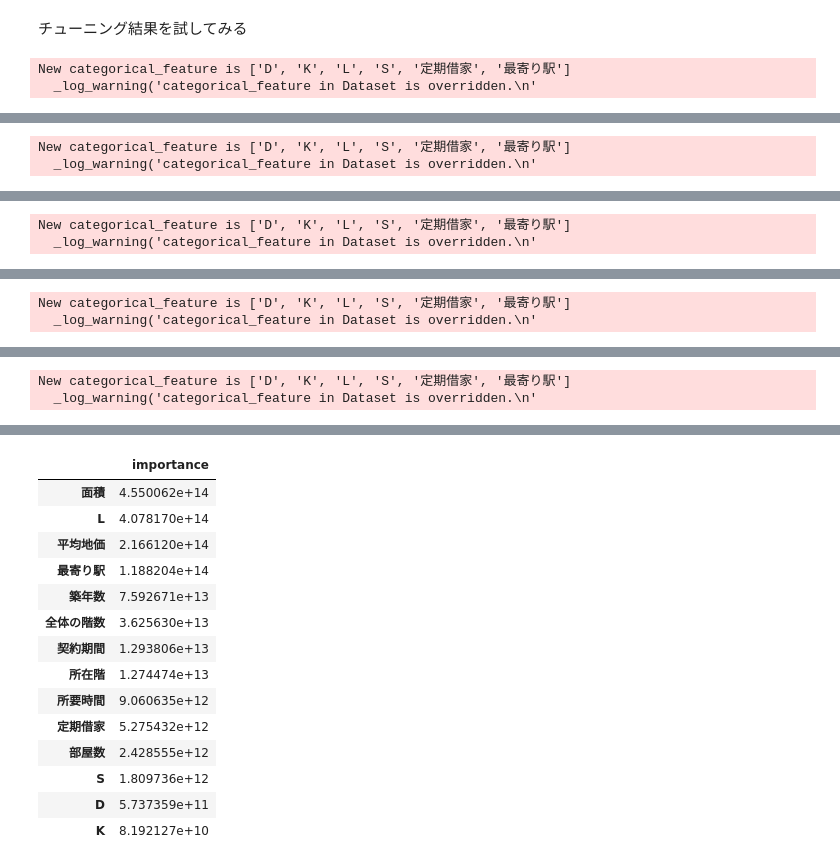
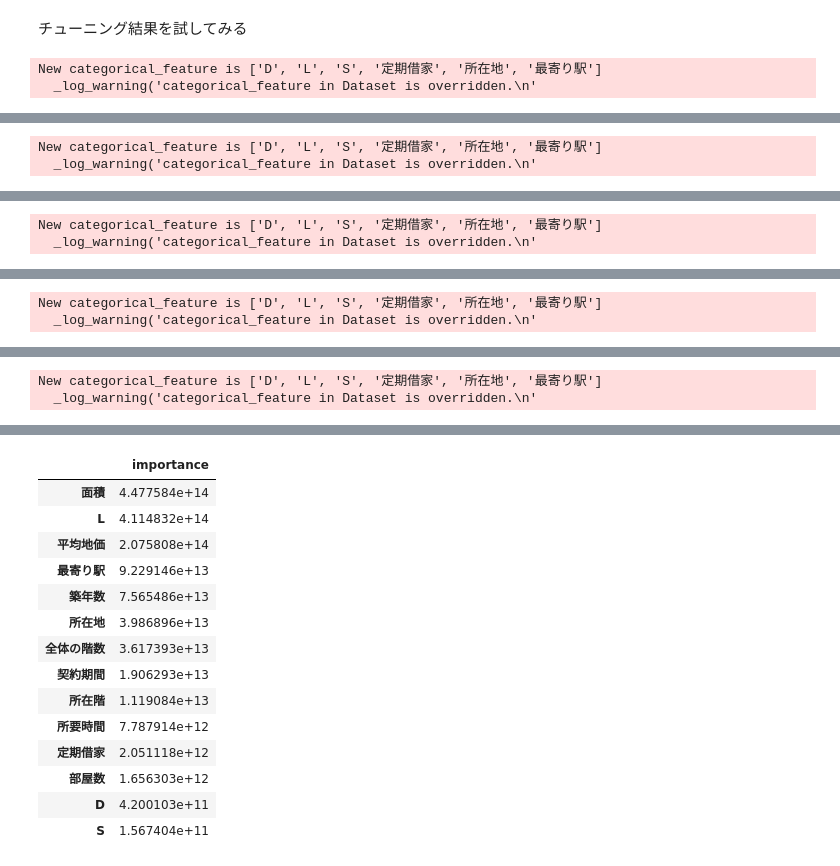
Before and after one commit to kyotoman-koshida/mynabi, a Jupyter notebook: notebooks/20220913.ipynb, the cells around one changed output, grey strips where cells are left out. Saved outputs shown, nothing was run; the diff lists cells and outputs as text; code cells hidden in the pictures.

```diff
--- a/notebooks/20220913.ipynb
+++ b/notebooks/20220913.ipynb
@@ -150,7 +132,7 @@ test_addresses = pd.read_csv('../data/test_data/test_addresses.csv')
 test_room_arrange = pd.read_csv('../data/test_data/test_room_arrange.csv')
 test_buildings = pd.read_csv('../data/test_data/test_buildings.csv')
 # %%
-X_train = pd.concat([house_age, area_size, contract_span2, reg_rent, floor_scores2, Floor_scores2, stations, minits, land_aveprice, room_arrange[["部屋数","L","D","K","S"]]], axis=1)
+X_train = pd.concat([house_age, area_size, contract_span2, reg_rent, floor_scores2, Floor_scores2, stations, minits, land_aveprice, addresses, room_arrange[["部屋数","L","D","S"]]], axis=1)
 y_train = rent
-X_test = pd.concat([test_house_age, test_area_size, test_contract_span2, test_reg_rent, test_floor_scores2, test_Floor_scores2, test_stations, test_minits, test_land_aveprice, test_room_arrange[["部屋数","L","D","K","S"]]], axis=1)
-category_lists = ['定期借家','最寄り駅', 'L', 'D','K','S']
+X_test = pd.concat([test_house_age, test_area_size, test_contract_span2, test_reg_rent, test_floor_scores2, test_Floor_scores2, test_stations, test_minits, test_land_aveprice, test_addresses, test_room_arrange[["部屋数","L","D","S"]]], axis=1)
+category_lists = ['定期借家','最寄り駅', '所在地', 'L', 'D','S']
@@ -320,13 +290,12 @@ Early stopping, best iteration is:
 # %% [markdown]
 チューニングを行う
 # %%
-X_train = pd.concat([house_age, area_size, contract_span2, reg_rent, floor_scores2, Floor_scores2, stations, minits, land_aveprice, room_arrange[["部屋数","L","D","K",'S']]], axis=1)
+X_train = pd.concat([house_age, area_size, contract_span2, reg_rent, floor_scores2, Floor_scores2, stations, minits, land_aveprice, addresses, room_arrange[["部屋数","L","D",'S']]], axis=1)
 y_train = rent
-#X_train, X_valid, y_train, y_valid = train_test_split(X_train, y_train, test_size=0.3, random_state=0)
-X_test = pd.concat([test_house_age, test_area_size, test_contract_span2, test_reg_rent, test_floor_scores2, test_Floor_scores2, test_stations, test_minits, test_land_aveprice, test_room_arrange[["部屋数","L","D","K","S"]]], axis=1)
-category_lists = ['定期借家', '最寄り駅', 'L', 'D', 'K', 'S']
+X_test = pd.concat([test_house_age, test_area_size, test_contract_span2, test_reg_rent, test_floor_scores2, test_Floor_scores2, test_stations, test_minits, test_land_aveprice, test_addresses, test_room_arrange[["部屋数","L","D","S"]]], axis=1)
+category_lists = ['定期借家', '最寄り駅', '所在地', 'L', 'D', 'S']
 
-lcv = KFold(n_splits=5, shuffle=True, random_state=0)
+cv = KFold(n_splits=5, shuffle=True, random_state=0)
 rmse_scores = []
 X_train['KFold'] = -1
 #foldはvalidの対象となる値で０から４
@@ -358,7 +327,7 @@ def objective(trial):
                             lgb_train,
                             valid_sets=[lgb_train, lgb_eval],
                             verbose_eval=10,
-                            num_boost_round=3000,
+                            num_boost_round=1000,
                             early_stopping_rounds=10,
                             categorical_feature = category_lists
                             )
@@ -487,16 +456,15 @@ study.best_params
 # %% [markdown]
 チューニング結果を試してみる
 # %%
-df = pd.read_csv('../data/outer_data/train.csv')
-dummy_address_aveprice = address_aveprice['平均地価']
-land_aveprice = dummy_address_aveprice.iloc[:len(df),:]
-test_land_aveprice = dummy_address_aveprice.iloc[len(df):,:]
+land_aveprice = pd.read_csv('../data/handmade_data/land_aveprice.csv')
+test_land_aveprice = pd.read_csv('../data/test_data/test_land_aveprice.csv')
 land_aveprice.columns = ['平均地価']
 test_land_aveprice.columns = ['平均地価']
-X_train = pd.concat([house_age, area_size, contract_span2, reg_rent, floor_scores2, Floor_scores2, stations, minits, land_aveprice, room_arrange[["部屋数","L","D","K","S"]]], axis=1)
+
+X_train = pd.concat([house_age, area_size, contract_span2, reg_rent, floor_scores2, Floor_scores2, stations, minits, land_aveprice, addresses, room_arrange[["部屋数","L","D","S"]]], axis=1)
 y_train = rent
-X_test = pd.concat([test_house_age, test_area_size, test_contract_span2, test_reg_rent, test_floor_scores2, test_Floor_scores2, test_stations, test_minits, test_land_aveprice, test_room_arrange[["部屋数","L","D","K","S"]]], axis=1)
-category_lists = ['定期借家','最寄り駅', 'L', 'D','K','S']
+X_test = pd.concat([test_house_age, test_area_size, test_contract_span2, test_reg_rent, test_floor_scores2, test_Floor_scores2, test_stations, test_minits, test_land_aveprice, test_addresses, test_room_arrange[["部屋数","L","D","S"]]], axis=1)
+category_lists = ['定期借家','最寄り駅', '所在地', 'L', 'D','S']
 # %%
 cv = KFold(n_splits=5, shuffle=True, random_state=0)
 for fold_id, (train_index, valid_index) in enumerate(cv.split(X_train)):
@@ -512,9 +480,9 @@ for fold_id, (train_index, valid_index) in enumerate(cv.split(X_train)):
         'objective':'regression',
         'metrics':'rmse',
         'learning_rate':0.05,
-        'reg_lambda':  5.748291778269802e-06,
-        'max_bin': 261,
-        'num_leaves': 115
+        'reg_lambda':  2.903886846508796e-05,
+        'max_bin': 288,
+        'num_leaves': 116
     }
 
     model = lgb.train(
@@ -534,5 +502,5 @@ df_importance = pd.DataFrame(importance)
 df_importance = df_importance.sort_values('importance', ascending=False) # 降順ソート
 display(df_importance)
 # %% [output]
-New categorical_feature is ['D', 'K', 'L', 'S', '定期借家', '最寄り駅']
+New categorical_feature is ['D', 'L', 'S', '定期借家', '所在地', '最寄り駅']
   _log_warning('categorical_feature in Dataset is overridden.\n'
@@ -556,2 +524,2 @@ Early stopping, best iteration is:
-New categorical_feature is ['D', 'K', 'L', 'S', '定期借家', '最寄り駅']
+New categorical_feature is ['D', 'L', 'S', '定期借家', '所在地', '最寄り駅']
   _log_warning('categorical_feature in Dataset is overridden.\n'
@@ -575,2 +543,2 @@ Early stopping, best iteration is:
-New categorical_feature is ['D', 'K', 'L', 'S', '定期借家', '最寄り駅']
+New categorical_feature is ['D', 'L', 'S', '定期借家', '所在地', '最寄り駅']
   _log_warning('categorical_feature in Dataset is overridden.\n'
@@ -594,2 +562,2 @@ Training until validation scores don't improve for 10 rounds
-New categorical_feature is ['D', 'K', 'L', 'S', '定期借家', '最寄り駅']
+New categorical_feature is ['D', 'L', 'S', '定期借家', '所在地', '最寄り駅']
   _log_warning('categorical_feature in Dataset is overridden.\n'
@@ -613,2 +581,2 @@ Training until validation scores don't improve for 10 rounds
-New categorical_feature is ['D', 'K', 'L', 'S', '定期借家', '最寄り駅']
+New categorical_feature is ['D', 'L', 'S', '定期借家', '所在地', '最寄り駅']
   _log_warning('categorical_feature in Dataset is overridden.\n'
@@ -632,18 +600,18 @@ Early stopping, best iteration is:
 |  | importance |
-| 面積 | 4.550062e+14 |
-| L | 4.078170e+14 |
-| 平均地価 | 2.166120e+14 |
-| 最寄り駅 | 1.188204e+14 |
-| 築年数 | 7.592671e+13 |
-| 全体の階数 | 3.625630e+13 |
-| 契約期間 | 1.293806e+13 |
-| 所在階 | 1.274474e+13 |
-| 所要時間 | 9.060635e+12 |
-| 定期借家 | 5.275432e+12 |
-| 部屋数 | 2.428555e+12 |
-| S | 1.809736e+12 |
-| D | 5.737359e+11 |
-| K | 8.192127e+10 |
+| 面積 | 4.477584e+14 |
+| L | 4.114832e+14 |
+| 平均地価 | 2.075808e+14 |
+| 最寄り駅 | 9.229146e+13 |
+| 築年数 | 7.565486e+13 |
+| 所在地 | 3.986896e+13 |
+| 全体の階数 | 3.617393e+13 |
+| 契約期間 | 1.906293e+13 |
+| 所在階 | 1.119084e+13 |
+| 所要時間 | 7.787914e+12 |
+| 定期借家 | 2.051118e+12 |
+| 部屋数 | 1.656303e+12 |
+| D | 4.200103e+11 |
+| S | 1.567404e+11 |
 # %%
 df = pd.read_csv('../data/outer_data/test.csv')
 id = df['id']
```
Also changed, not shown: parts of 15 cells of this notebook, 10 other files.
